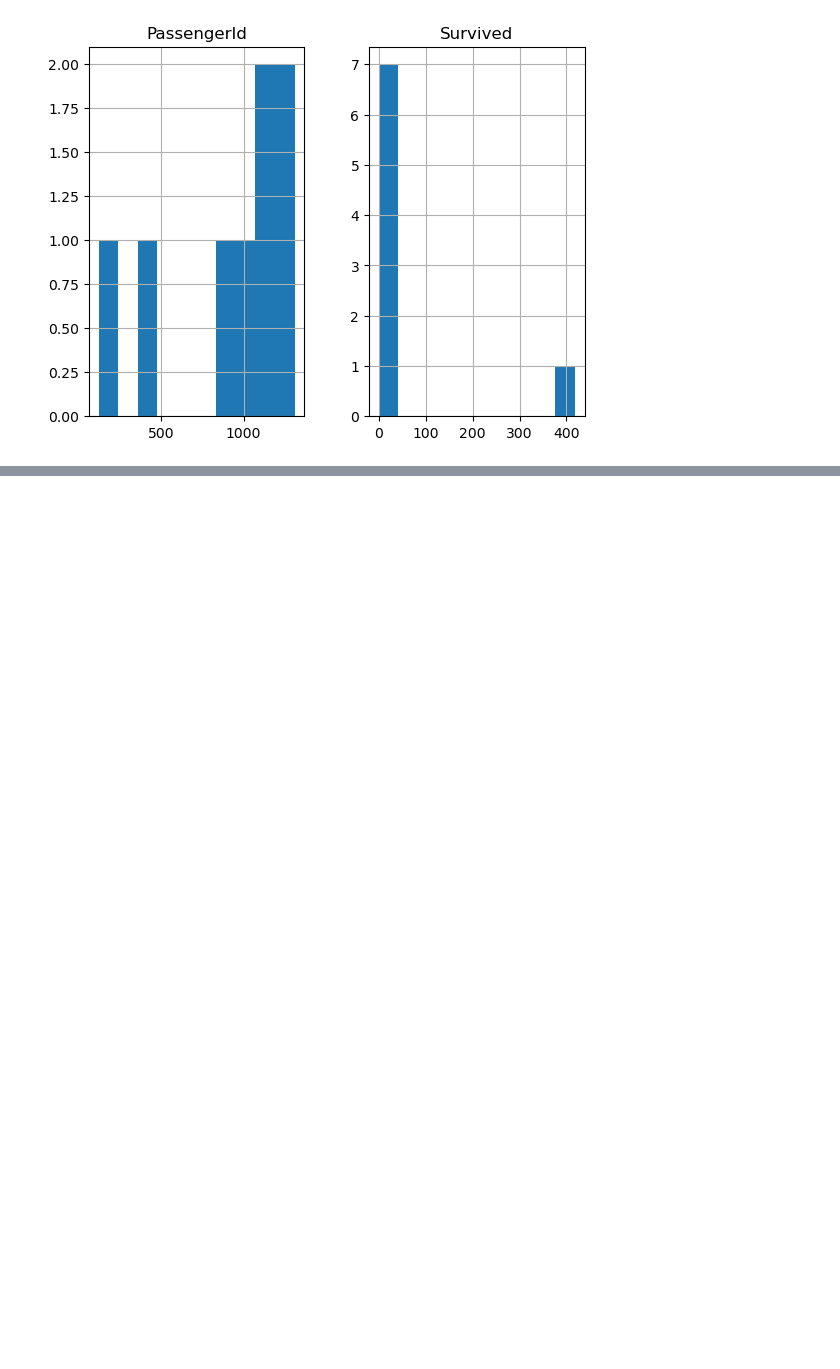
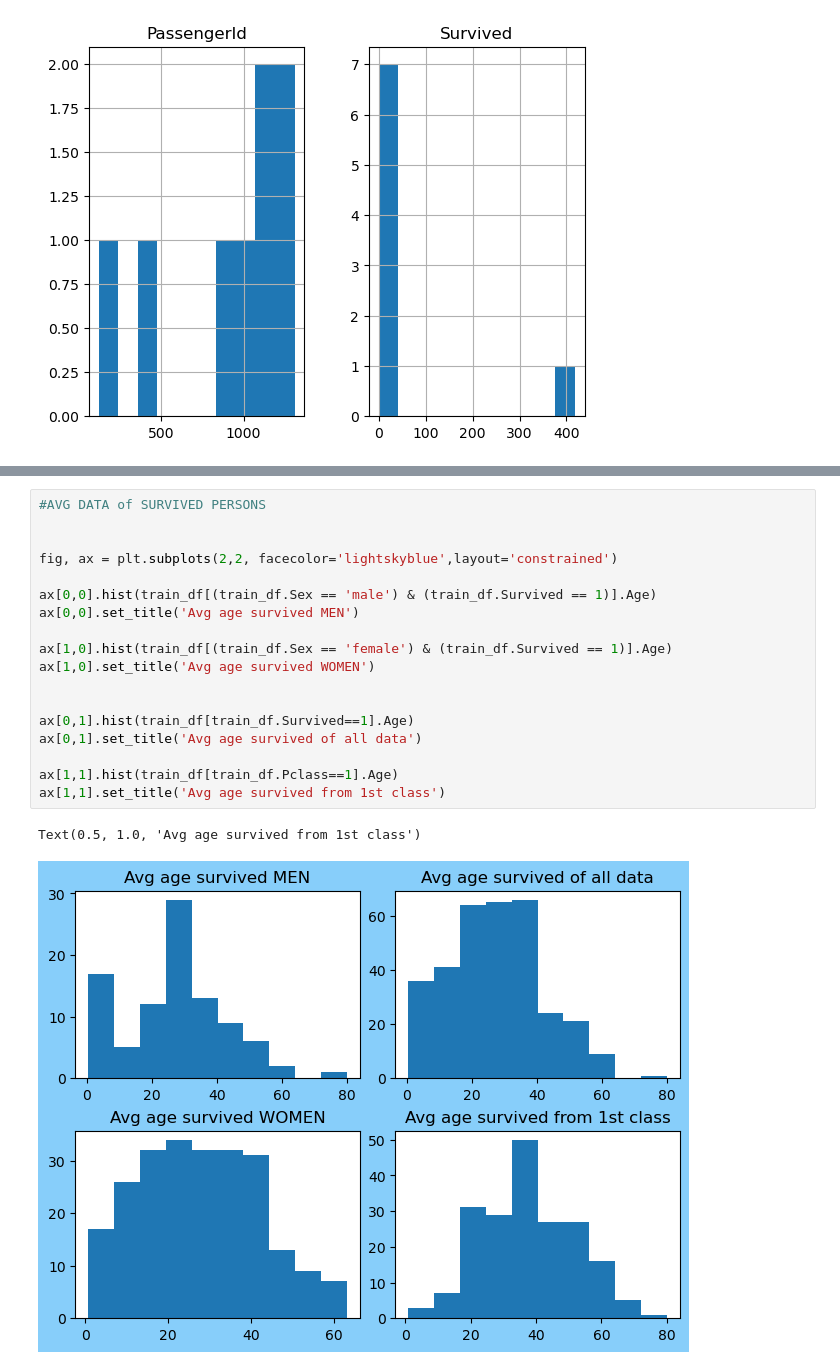
Before and after one commit to Impreccable/titanic, a Jupyter notebook: analyse.ipynb, the cells around one changed output, grey strips where cells are left out. Saved outputs shown, nothing was run; the diff lists cells and outputs as text; blank space fills up the shorter version.

```diff
--- a/analyse.ipynb
+++ b/analyse.ipynb
@@ -112,0 +134,21 @@ train_df.Age.hist()
+# %%
+#AVG DATA of SURVIVED PERSONS
+
+
+fig, ax = plt.subplots(2,2, facecolor='lightskyblue',layout='constrained')
+
+ax[0,0].hist(train_df[(train_df.Sex == 'male') & (train_df.Survived == 1)].Age)
+ax[0,0].set_title('Avg age survived MEN')
+
+ax[1,0].hist(train_df[(train_df.Sex == 'female') & (train_df.Survived == 1)].Age)
+ax[1,0].set_title('Avg age survived WOMEN')
+
+
+ax[0,1].hist(train_df[train_df.Survived==1].Age)
+ax[0,1].set_title('Avg age survived of all data')
+
+ax[1,1].hist(train_df[train_df.Pclass==1].Age)
+ax[1,1].set_title('Avg age survived from 1st class')
+# %% [output]
+Text(0.5, 1.0, 'Avg age survived from 1st class')
+[figure, added]
```
Also changed, not shown: parts of 4 cells of this notebook.
